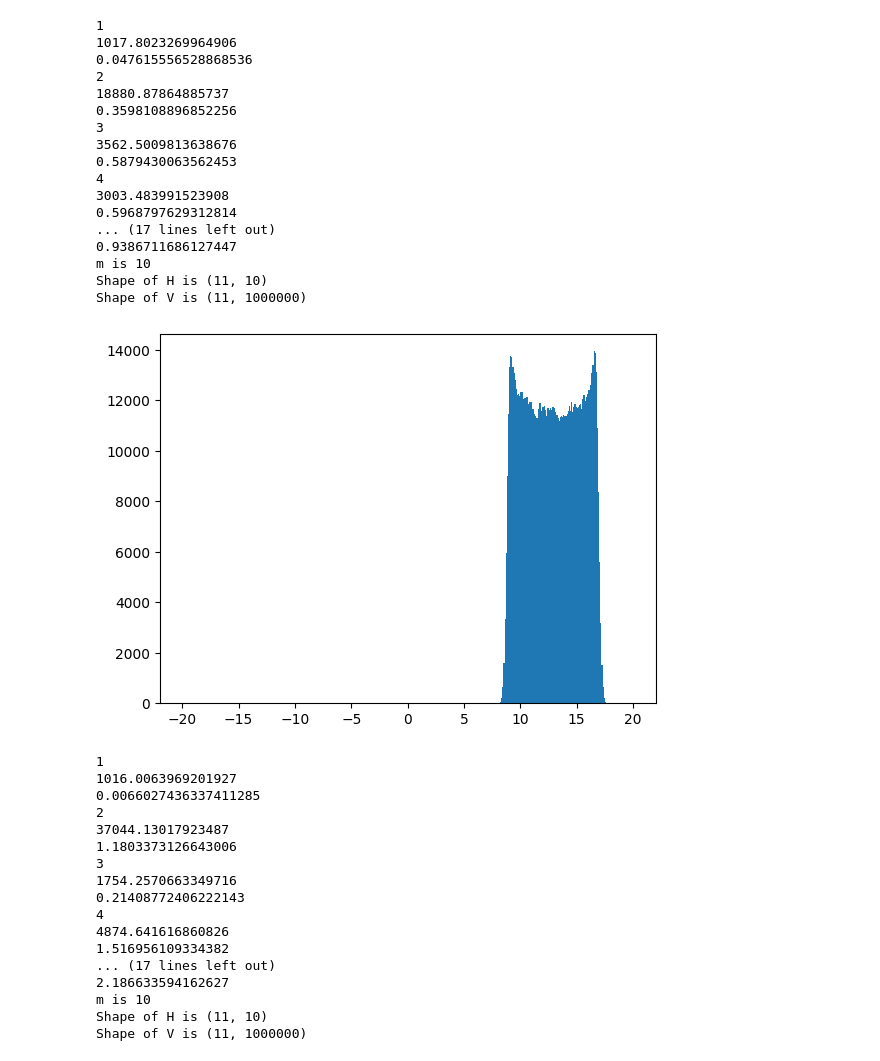
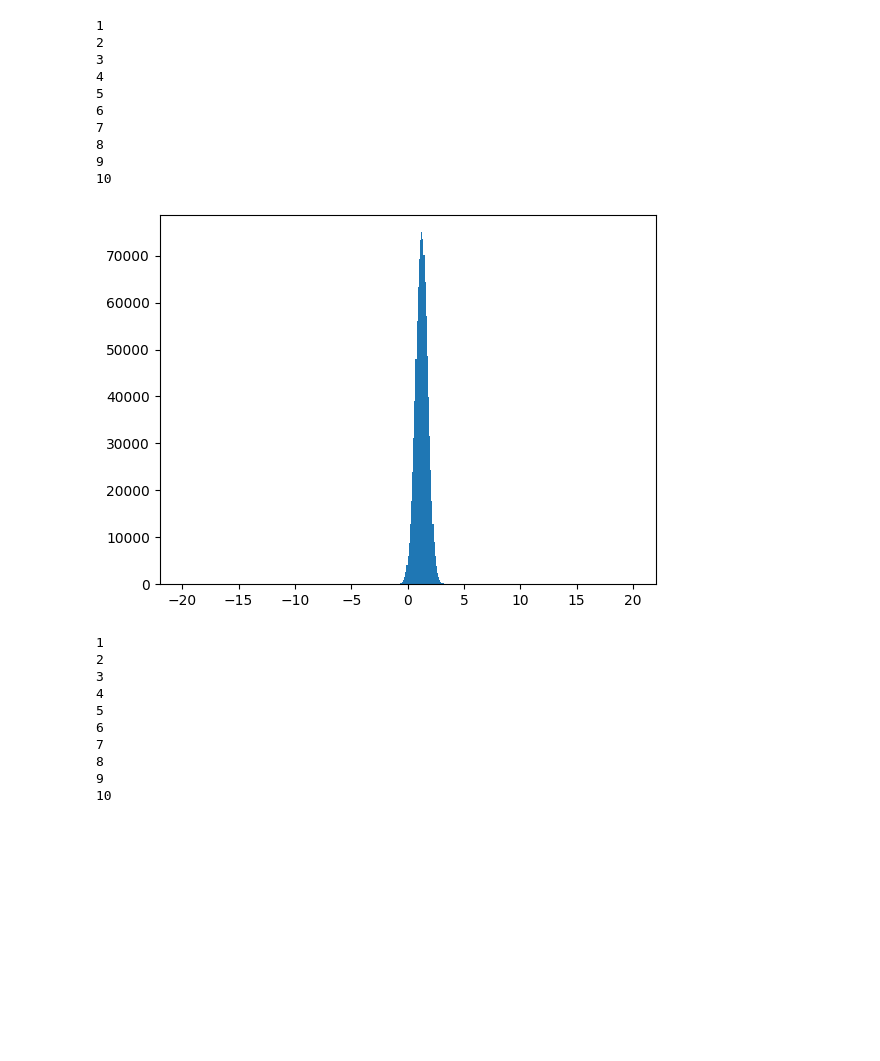
Before and after one commit to hannesvdc/Jacobian-Free-Optimal-Transport, a Jupyter notebook: NewtonKrylovSDE1D.ipynb, the cells around one changed output. Cells and saved outputs as stored; diff of their text form; code cells hidden in the pictures; blank space fills up the shorter version.

```diff
--- a/NewtonKrylovSDE1D.ipynb
+++ b/NewtonKrylovSDE1D.ipynb
@@ -43,11 +43,11 @@ class SDE_General1D(object):
 # SDE1D
 
 NUM_PARTS = 1000000
-H = 1/100 # 1/128
+H = 1/128
 
 NUM_NEWTON_STEPS = 5
-NUM_STEPS_FOR_ORACLE_STEP = 1 # 16
-NUM_BURNIN_STEPS = 5 # 32
+NUM_STEPS_FOR_ORACLE_STEP = 16
+NUM_BURNIN_STEPS = 32
 
 NUM_KRYLOV_DIMS = 10
 
@@ -97,7 +97,7 @@ for k in range(NUM_NEWTON_STEPS):
     for j in range(NUM_KRYLOV_DIMS):
         print(j+1)
         DELTA = 1/np.average(krylov_q[j])
-        print(DELTA)
+        # print(DELTA)
         x_start_perturbed = x_start + DELTA*krylov_q[j]
         sde1.x = x_start_perturbed
         for n in range(NUM_STEPS_FOR_ORACLE_STEP):
@@ -108,7 +108,7 @@ for k in range(NUM_NEWTON_STEPS):
             krylov_h[i,j] = np.dot(krylov_w[j],krylov_q[j])
             krylov_w[j] -= krylov_h[i,j]*krylov_q[i]
         krylov_h[j+1,j] = np.linalg.norm(krylov_w[j])
-        print(krylov_h[j+1,j])
+        # print(krylov_h[j+1,j])
         if np.abs(krylov_h[j+1,j])<1e-10:
             m = j+1
             print("BREAKING BECAUSE np.abs(krylov_h[j+1,j]) = " + str(np.abs(krylov_h[j+1,j])))
@@ -118,9 +118,9 @@ for k in range(NUM_NEWTON_STEPS):
             break
         krylov_q[j+1] = krylov_w[j]/krylov_h[j+1,j]
     m = j+1
-    print("m is " + str(m))
-    print("Shape of H is " + str(np.shape(krylov_h)))
-    print("Shape of V is " + str(np.shape(krylov_q)))
+    # print("m is " + str(m))
+    # print("Shape of H is " + str(np.shape(krylov_h)))
+    # print("Shape of V is " + str(np.shape(krylov_q)))
     y_m = np.linalg.lstsq(krylov_h,beta*np.eye(1,m+1,0).reshape(m+1,), rcond=None)[0]
 
     x_update = krylov_q[0:m].T@y_m
@@ -141,35 +141,21 @@ for k in range(NUM_NEWTON_STEPS):
 1
-1017.8023269964906
-0.047615556528868536
 2
-18880.87864885737
-0.3598108896852256
 3
-3562.5009813638676
-0.5879430063562453
 4
-3003.483991523908
-0.5968797629312814
-... (17 lines left out)
-0.9386711686127447
-m is 10
-Shape of H is (11, 10)
-Shape of V is (11, 1000000)
+5
+6
+7
+8
+9
+10
-[figure, old version]
+[figure, new version]
 1
-1016.0063969201927
-0.0066027436337411285
 2
-37044.13017923487
-1.1803373126643006
 3
-1754.2570663349716
-0.21408772406222143
 4
-4874.641616860826
-1.516956109334382
-... (17 lines left out)
-2.186633594162627
-m is 10
-Shape of H is (11, 10)
-Shape of V is (11, 1000000)
+5
+6
+7
+8
+9
+10
```
Also changed, not shown: parts of 2 cells of this notebook, 1 other file.
